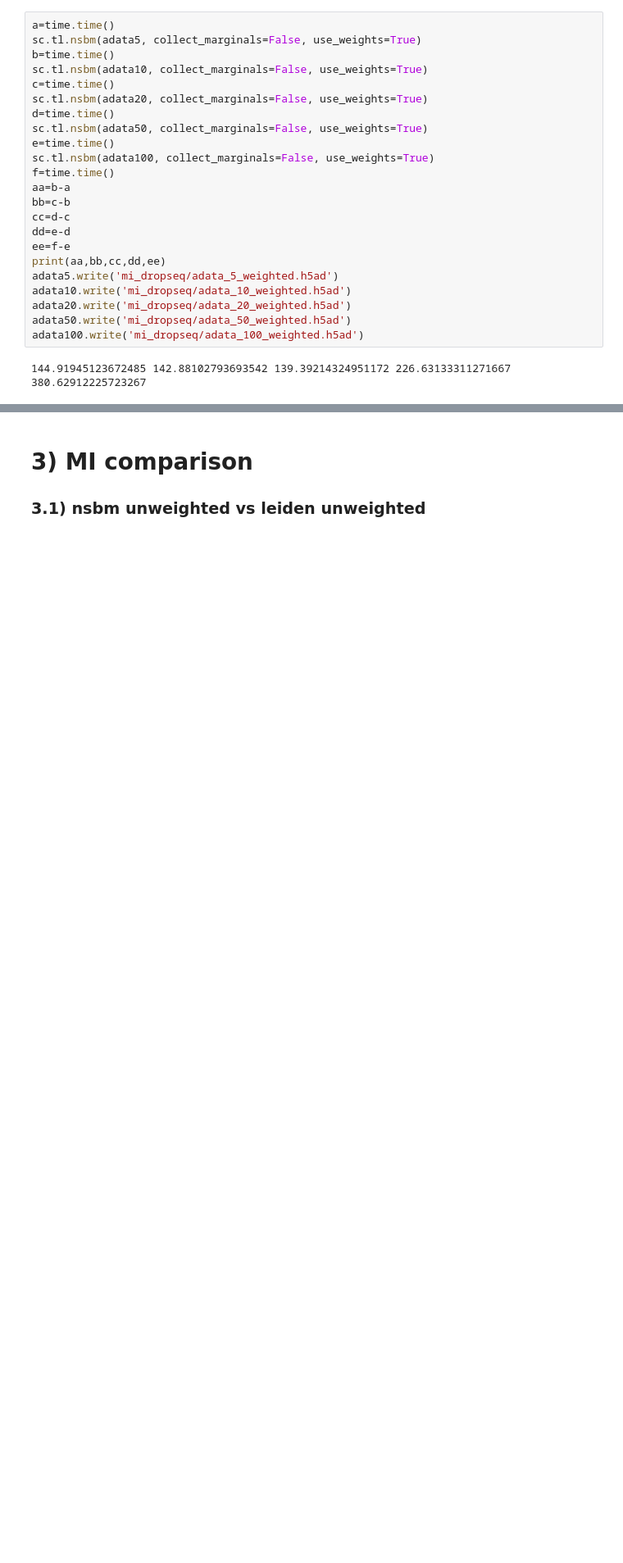
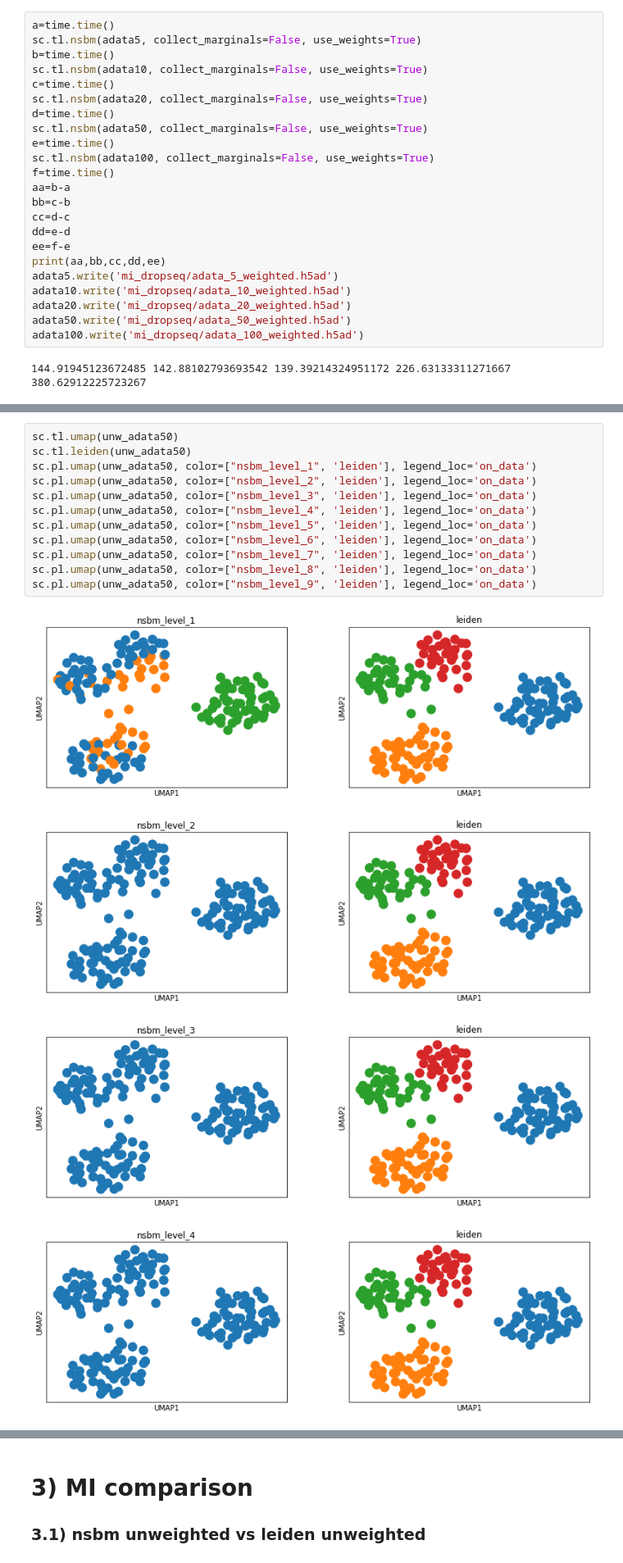
Before and after one commit to dawe/scanpy, a Jupyter notebook: nsbm_test/dropseq_mi_leiden_vs_nsbm.ipynb, the cells around one changed output, grey strips where cells are left out. Shown at 82% size. Saved outputs shown, nothing was run; the diff lists cells and outputs as text; blank space fills up the shorter version.

```diff
--- a/nsbm_test/dropseq_mi_leiden_vs_nsbm.ipynb
+++ b/nsbm_test/dropseq_mi_leiden_vs_nsbm.ipynb
@@ -235,0 +281,17 @@ unw_adata100=sc.read('mi_10x/adata_100_weighted.h5ad')
+# %%
+sc.tl.umap(unw_adata50)
+sc.tl.leiden(unw_adata50)
+sc.pl.umap(unw_adata50, color=["nsbm_level_1", 'leiden'], legend_loc='on_data')
+sc.pl.umap(unw_adata50, color=["nsbm_level_2", 'leiden'], legend_loc='on_data')
+sc.pl.umap(unw_adata50, color=["nsbm_level_3", 'leiden'], legend_loc='on_data')
+sc.pl.umap(unw_adata50, color=["nsbm_level_4", 'leiden'], legend_loc='on_data')
+sc.pl.umap(unw_adata50, color=["nsbm_level_5", 'leiden'], legend_loc='on_data')
+sc.pl.umap(unw_adata50, color=["nsbm_level_6", 'leiden'], legend_loc='on_data')
+sc.pl.umap(unw_adata50, color=["nsbm_level_7", 'leiden'], legend_loc='on_data')
+sc.pl.umap(unw_adata50, color=["nsbm_level_8", 'leiden'], legend_loc='on_data')
+sc.pl.umap(unw_adata50, color=["nsbm_level_9", 'leiden'], legend_loc='on_data')
+# %% [output]
+[figure, added]
+[figure, added]
+[figure, added]
+[figure, added]
```
Also changed, not shown: parts of 14 cells of this notebook, 9 other files.
